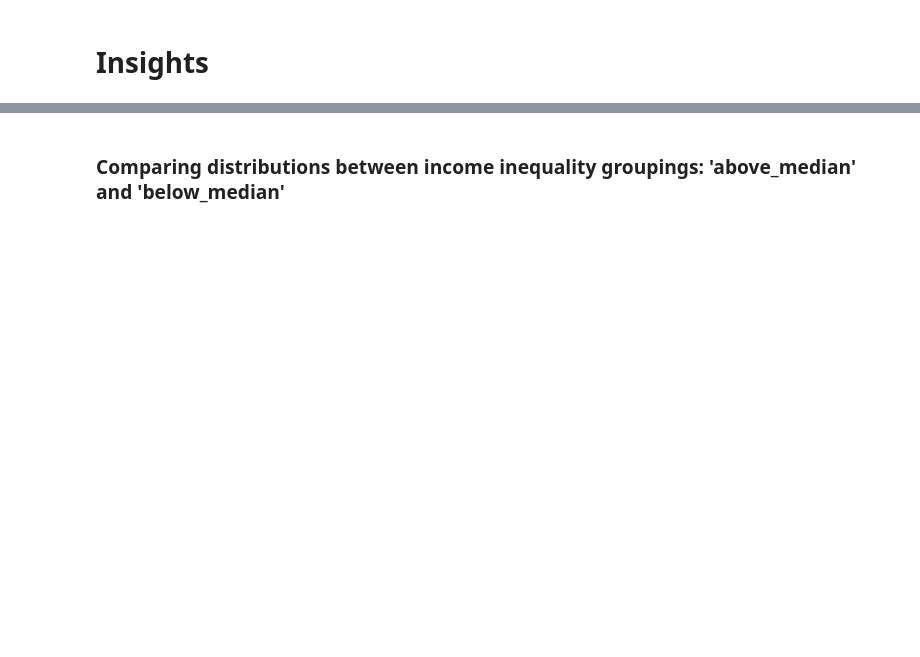
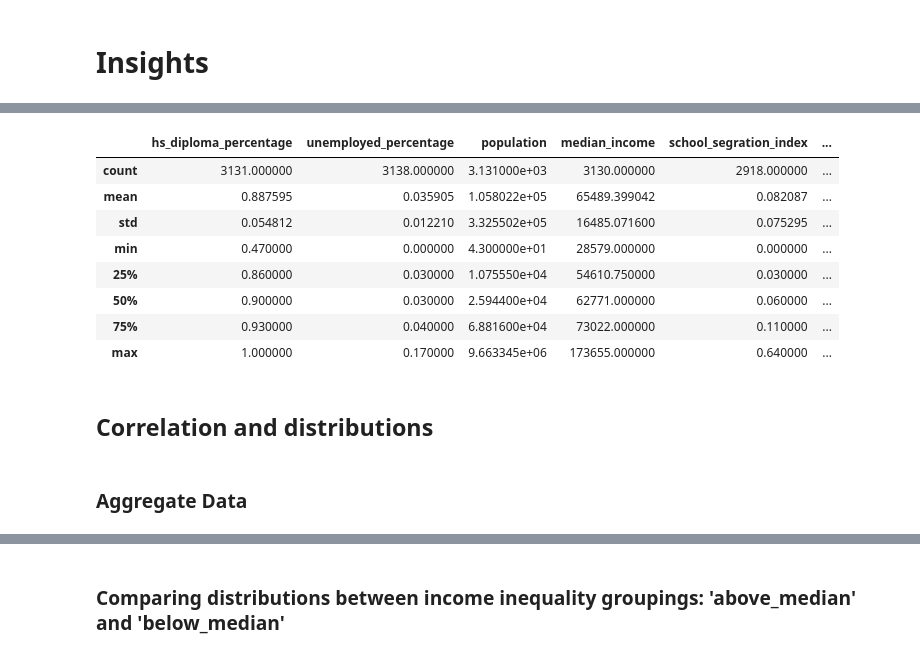
Before and after one commit to mapsg91/CapstoneII_MG, a Jupyter notebook: data/Clean Data/selected_vars/clean_select_features.ipynb, the cells around one changed output, grey strips where cells are left out. Drawn from its saved outputs; the diff is of its cells as text; code cells hidden in the pictures; blank space fills up the shorter version.

Commit message:
eda on income inequality binaries

```diff
--- a/data/Clean Data/selected_vars/clean_select_features.ipynb
+++ b/data/Clean Data/selected_vars/clean_select_features.ipynb
@@ -193,0 +171,5 @@ sns.heatmap(matrix)
+# %%
+
+sorted_unagg = us_counties_updated.sort_values(by=['state_abbr', 'county'])
+sorted_unagg.drop_duplicates(subset='fips', keep='last', inplace=True)
+#sorted_unagg.set_index(['state_abbr', 'county', 'fips'], inplace=True)
@@ -194,2 +184,16 @@ sns.heatmap(matrix)
 # %%
-us_counties_updated.describe()
+sorted_unagg.describe()
+# %% [output]
+|  | hs_diploma_percentage | unemployed_percentage | population | median_income | school_segration_index | ... |
+| count | 3131.000000 | 3138.000000 | 3.131000e+03 | 3130.000000 | 2918.000000 | ... |
+| mean | 0.887595 | 0.035905 | 1.058022e+05 | 65489.399042 | 0.082087 | ... |
+| std | 0.054812 | 0.012210 | 3.325502e+05 | 16485.071600 | 0.075295 | ... |
+| min | 0.470000 | 0.000000 | 4.300000e+01 | 28579.000000 | 0.000000 | ... |
+| 25% | 0.860000 | 0.030000 | 1.075550e+04 | 54610.750000 | 0.030000 | ... |
+| 50% | 0.900000 | 0.030000 | 2.594400e+04 | 62771.000000 | 0.060000 | ... |
+| 75% | 0.930000 | 0.040000 | 6.881600e+04 | 73022.000000 | 0.110000 | ... |
+| max | 1.000000 | 0.170000 | 9.663345e+06 | 173655.000000 | 0.640000 | ... |
+# %% [markdown]
+## Correlation and distributions
+# %% [markdown]
+### Aggregate Data
```
Also changed, not shown: parts of 25 cells of this notebook, 1 other file.
